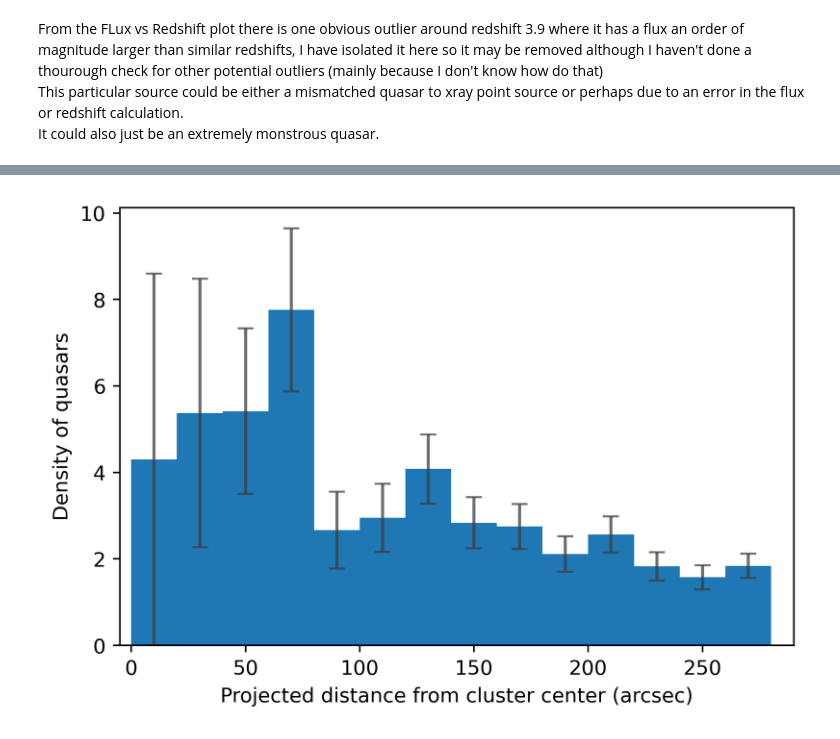
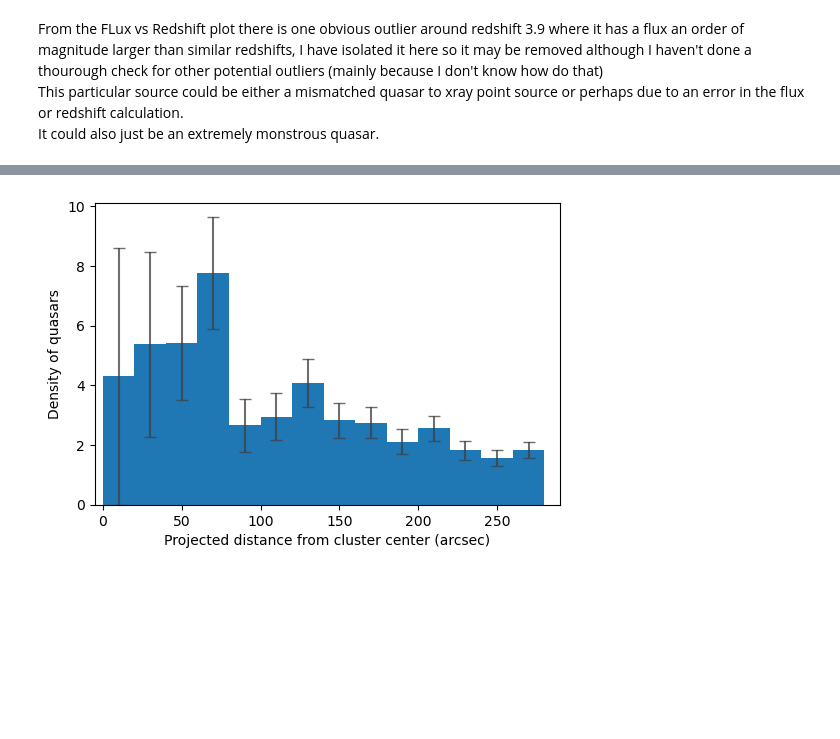
Before and after one commit to TobyWallage/Gaia_vs_eFEDS, a Jupyter notebook: Filter_Tables.ipynb, the cells around one changed output, grey strips where cells are left out. Saved outputs shown, nothing was run; the diff lists cells and outputs as text; code cells hidden in the pictures; blank space fills up the shorter version.

```diff
--- a/Filter_Tables.ipynb
+++ b/Filter_Tables.ipynb
@@ -239,18 +239,18 @@ Table length=1
 # %%
 y, bin_edges = np.histogram(eFEDS_gaia_match['separation'], bins=15, weights=3600/(eFEDS_gaia_match['separation']**2), range=(0, 300))
 n_counts, _ = np.histogram(eFEDS_gaia_match['separation'], bins=15, range=(0, 300))
 n_counts_err = np.sqrt(n_counts)
 y_err = (n_counts_err/n_counts)*y
 x_values = bin_edges[:-1]-(300/(2*15))
-plt.figure(dpi=400)
+plt.figure(dpi=100)
 plt.bar(x_values, y, width=20, yerr=y_err, capsize=4, ecolor='#3f3f3fc0')
 plt.xlim(-5, 290)
 plt.ylabel('Density of quasars')
 plt.xlabel('Projected distance from cluster center (arcsec)')
-plt.savefig('quasar_density.png')
+plt.savefig('quasar_density.png', dpi=400, facecolor='white', bbox_inches='tight')
 
 # out = plt.hist(eFEDS_gaia_match['separation'], weights=3600/(eFEDS_gaia_match['separation']**2), bins=15, range=(0, 300))
 
 # plt.show()
 # %% [output]
-[figure, old version]
+[figure, new version]
```
Also changed, not shown: parts of 1 cell of this notebook, 4 other files.
